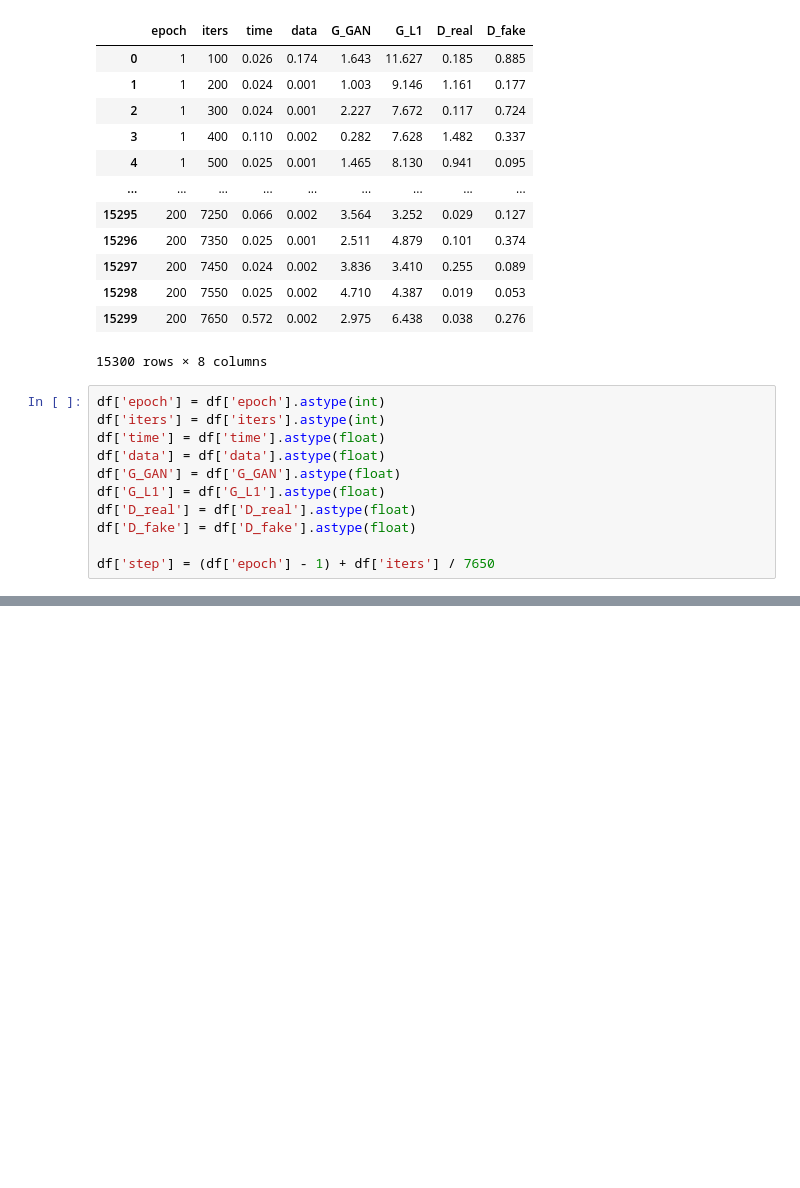
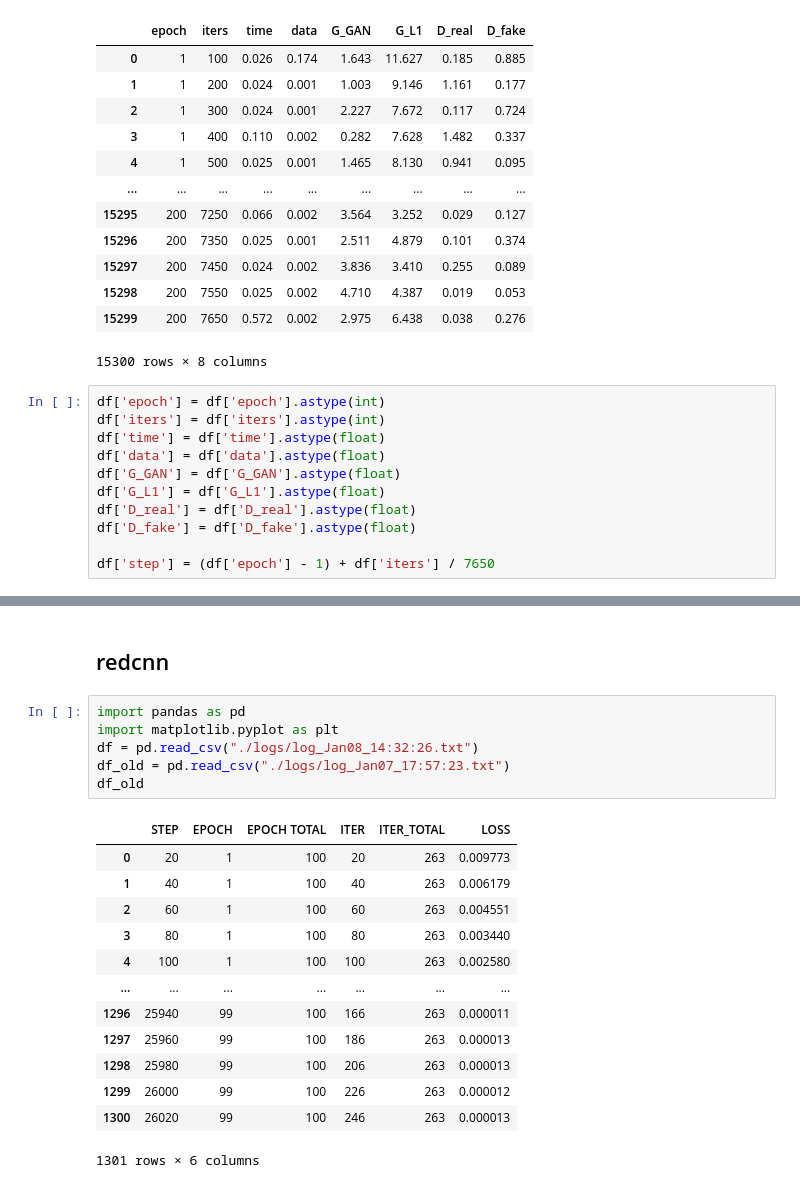
Before and after one commit to massanf/research2022, a Jupyter notebook: figures.ipynb, the cells around one changed output, grey strips where cells are left out. Cells and saved outputs as stored; diff of their text form; blank space fills up the shorter version.

```diff
--- a/figures.ipynb
+++ b/figures.ipynb
@@ -297,2 +303,24 @@ plt.savefig("figs/graph/pix2pixloss_adjusted.png")
 # %% [output]
 [figure]
+# %% [markdown]
+## redcnn
+# %%
+import pandas as pd
+import matplotlib.pyplot as plt
+df = pd.read_csv("./logs/log_Jan08_14:32:26.txt")
+df_old = pd.read_csv("./logs/log_Jan07_17:57:23.txt")
+df_old
+# %% [output]
+|  | STEP | EPOCH | EPOCH TOTAL | ITER | ITER_TOTAL | LOSS |
+| 0 | 20 | 1 | 100 | 20 | 263 | 0.009773 |
+| 1 | 40 | 1 | 100 | 40 | 263 | 0.006179 |
+| 2 | 60 | 1 | 100 | 60 | 263 | 0.004551 |
+| 3 | 80 | 1 | 100 | 80 | 263 | 0.003440 |
+| 4 | 100 | 1 | 100 | 100 | 263 | 0.002580 |
+| ... | ... | ... | ... | ... | ... | ... |
+| 1296 | 25940 | 99 | 100 | 166 | 263 | 0.000011 |
+| 1297 | 25960 | 99 | 100 | 186 | 263 | 0.000013 |
+| 1298 | 25980 | 99 | 100 | 206 | 263 | 0.000013 |
+| 1299 | 26000 | 99 | 100 | 226 | 263 | 0.000012 |
+| 1300 | 26020 | 99 | 100 | 246 | 263 | 0.000013 |
+1301 rows × 6 columns
```
Also changed, not shown: parts of 7 cells of this notebook, 8 other files.
